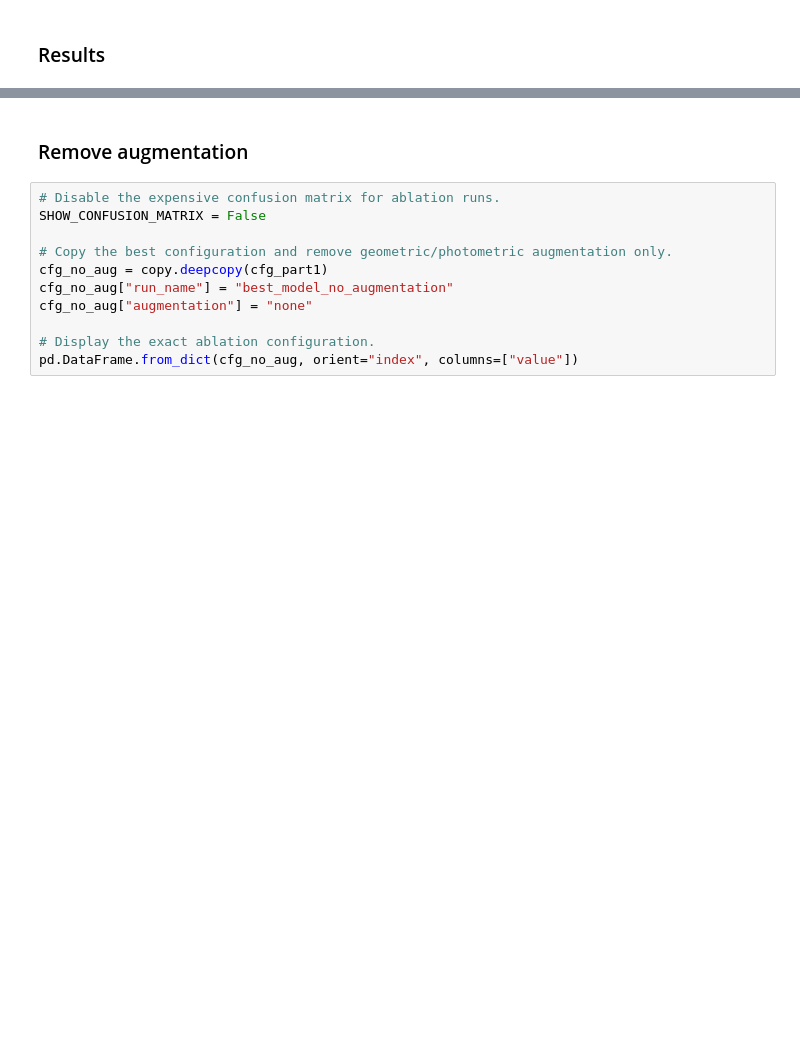
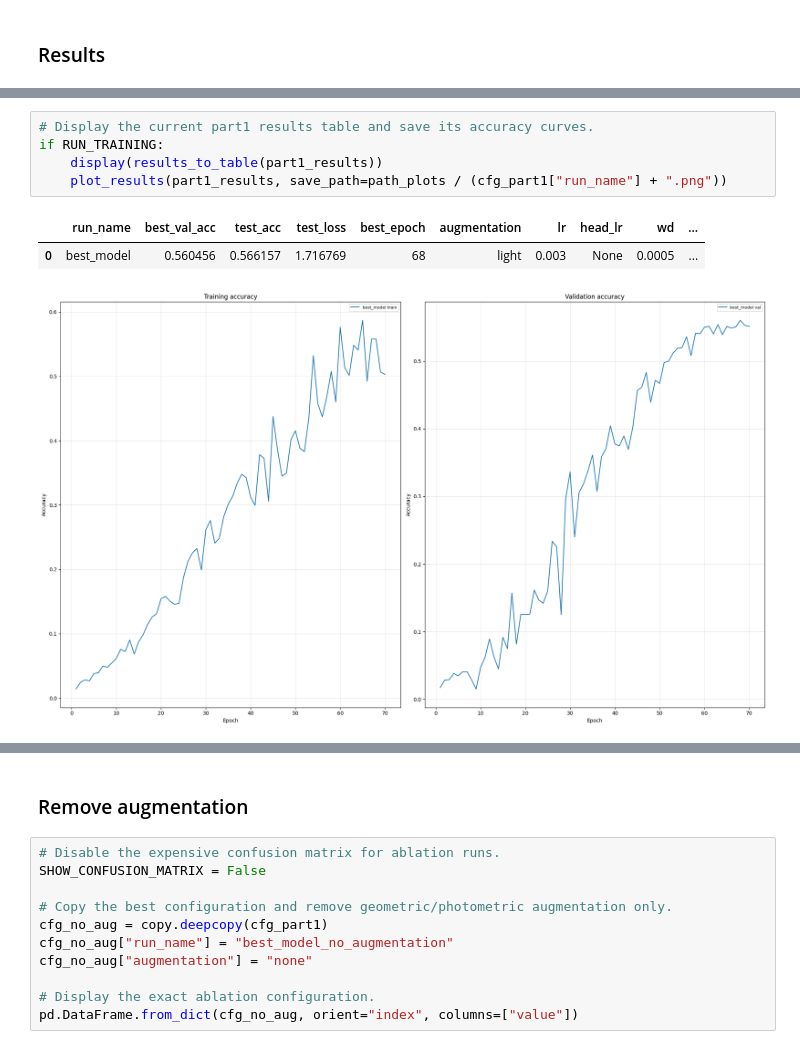
Before and after one commit to mohamadch91/UNIBO_IPCV_Image_classification, a Jupyter notebook: assignment_module_two.ipynb, the cells around one changed output, grey strips where cells are left out. Saved outputs shown, nothing was run; the diff lists cells and outputs as text; blank space fills up the shorter version.

Commit message:
complete part1 notes

```diff
--- a/assignment_module_two.ipynb
+++ b/assignment_module_two.ipynb
@@ -1235,3 +1318,12 @@ Training epoch 11/70
+# %%
+# Display the current part1 results table and save its accuracy curves.
+if RUN_TRAINING:
+    display(results_to_table(part1_results))
+    plot_results(part1_results, save_path=path_plots / (cfg_part1["run_name"] + ".png"))
+# %% [output]
+|  | run_name | best_val_acc | test_acc | test_loss | best_epoch | augmentation | lr | head_lr | wd | ... |
+| 0 | best_model | 0.560456 | 0.566157 | 1.716769 | 68 | light | 0.003 | None | 0.0005 | ... |
+[figure, added]
 # %% [markdown]
 ### Explanation of the results
 
```
Also changed, not shown: parts of 65 cells of this notebook, 1 other file.
